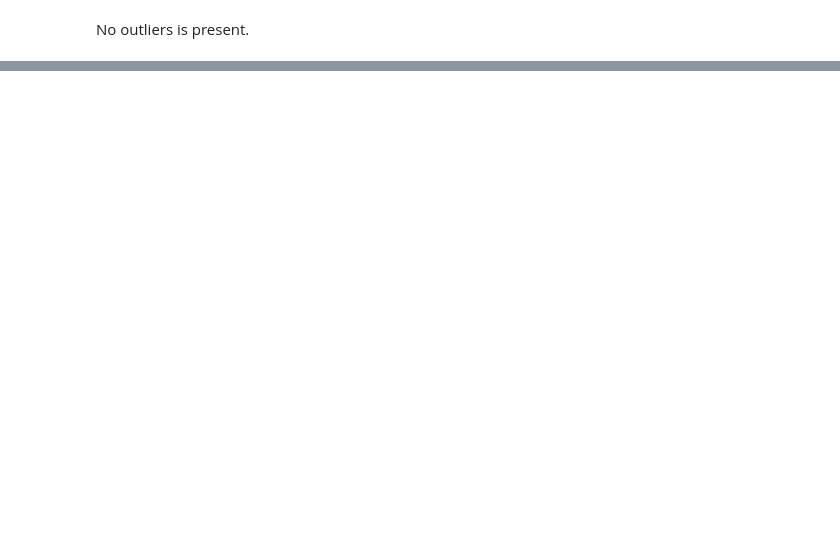
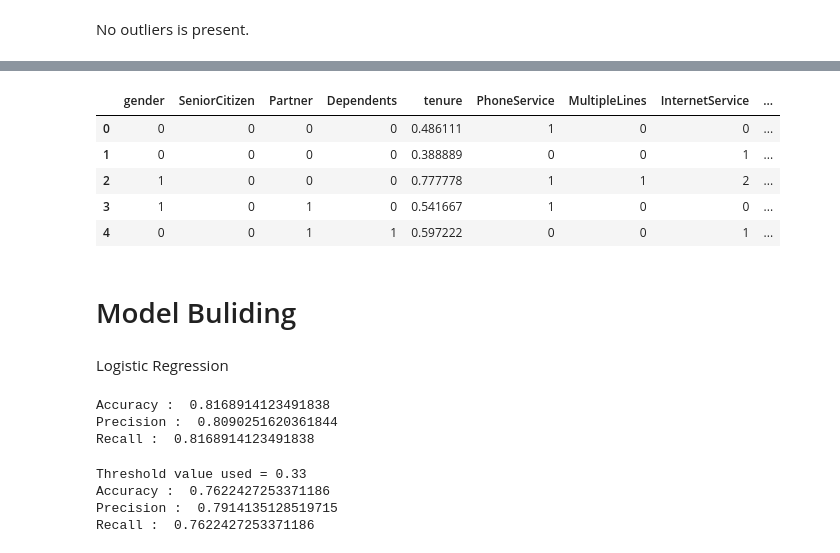
Before and after one commit to S-HILPA-S/CASE-STUDIES, a Jupyter notebook: CUSTOMER_CHURN_PREDICTION.ipynb, the cells around one changed output, grey strips where cells are left out. Drawn from its saved outputs; the diff is of its cells as text; code cells hidden in the pictures; blank space fills up the shorter version.

```diff
--- a/CUSTOMER_CHURN_PREDICTION.ipynb
+++ b/CUSTOMER_CHURN_PREDICTION.ipynb
@@ -268,0 +403,28 @@ sns.boxplot(data = df_train['TotalCharges'])
+# %%
+# Label Encoding for target(Churn)
+label_enc = LabelEncoder()
+df_train['Churn'] = label_enc.fit_transform(df_train['Churn'])
+df_test['Churn'] = label_enc.fit_transform(df_test['Churn'])
+
+# label encoding for other binary columns:
+
+binary_cols = ['Partner', 'Dependents', 'PhoneService', 'PaperlessBilling', 'gender','MultipleLines','DeviceProtection','OnlineBackup','OnlineSecurity','InternetService','TechSupport','StreamingTV','StreamingMovies','PaymentMethod']
+for col in binary_cols:
+    df_train[col] = label_enc.fit_transform(df_train[col])
+    df_test[col] = label_enc.fit_transform(df_test[col])
+# %%
+mapping = {'Month-to-month': 0, 'One year': 1, 'Two year': 2}
+
+df_train['Contract'] = df_train['Contract'].map(mapping)
+df_test['Contract']  = df_test['Contract'].map(mapping)
+# %%
+df_train.head()
+# %% [output]
+|  | gender | SeniorCitizen | Partner | Dependents | tenure | PhoneService | MultipleLines | InternetService | ... |
+| 0 | 0 | 0 | 0 | 0 | 0.486111 | 1 | 0 | 0 | ... |
+| 1 | 0 | 0 | 0 | 0 | 0.388889 | 0 | 0 | 1 | ... |
+| 2 | 1 | 0 | 0 | 0 | 0.777778 | 1 | 1 | 2 | ... |
+| 3 | 1 | 0 | 1 | 0 | 0.541667 | 1 | 0 | 0 | ... |
+| 4 | 0 | 0 | 1 | 1 | 0.597222 | 0 | 0 | 1 | ... |
+# %% [markdown]
+# Model Buliding
@@ -268,0 +437,39 @@ sns.boxplot(data = df_train['TotalCharges'])
+# %% [markdown]
+Logistic Regression
+# %%
+#building Logistic regression model
+log_reg_model = LogisticRegression()
+log_reg_model.fit(X_train, y_train) # training the model
+y_pred = log_reg_model.predict(X_test) # predicting the test data
+#evaluate the model
+accuracy = accuracy_score(y_test, y_pred)
+precision = precision_score(y_test, y_pred, average='weighted')
+recall = recall_score(y_test,y_pred, average='weighted')
+
+print('Accuracy : ', accuracy)
+print('Precision : ', precision)
+print('Recall : ', recall)
+# %% [output]
+Accuracy :  0.8168914123491838
+Precision :  0.8090251620361844
+Recall :  0.8168914123491838
+# %%
+# precission using Threshold
+y_pred_threshold = log_reg_model.predict_proba(X_test)[:, 1]
+# for class 1.
+y_pred_threshold = (y_pred_threshold > 0.33).astype(int)
+
+#evaluate the model
+accuracy_thresh = accuracy_score(y_test, y_pred_threshold)
+precision_thresh = precision_score(y_test, y_pred_threshold, average='weighted')
+recall_thresh = recall_score(y_test,y_pred_threshold, average='weighted')
+
+print('Threshold value used = 0.33')
+print('Accuracy : ', accuracy_thresh)
+print('Precision : ', precision_thresh)
+print('Recall : ', recall_thresh)
+# %% [output]
+Threshold value used = 0.33
+Accuracy :  0.7622427253371186
+Precision :  0.7914135128519715
+Recall :  0.7622427253371186
```
Also changed, not shown: parts of 34 cells of this notebook.
